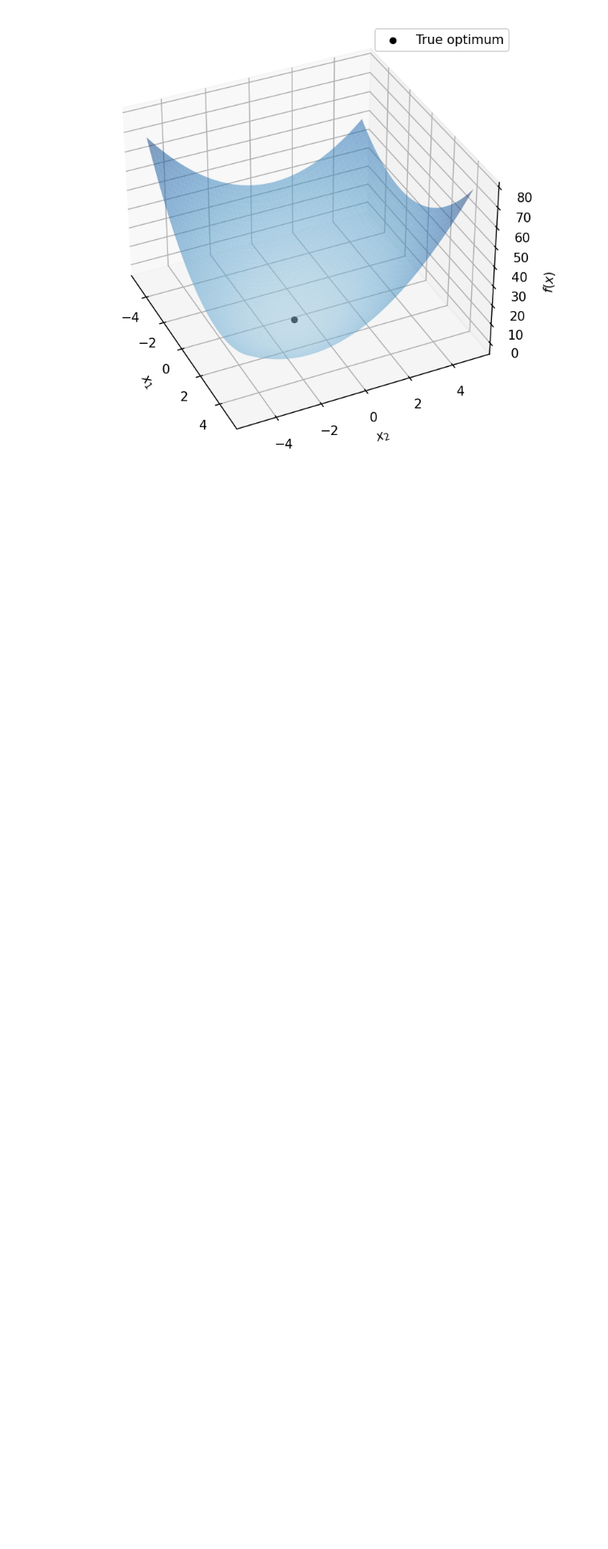
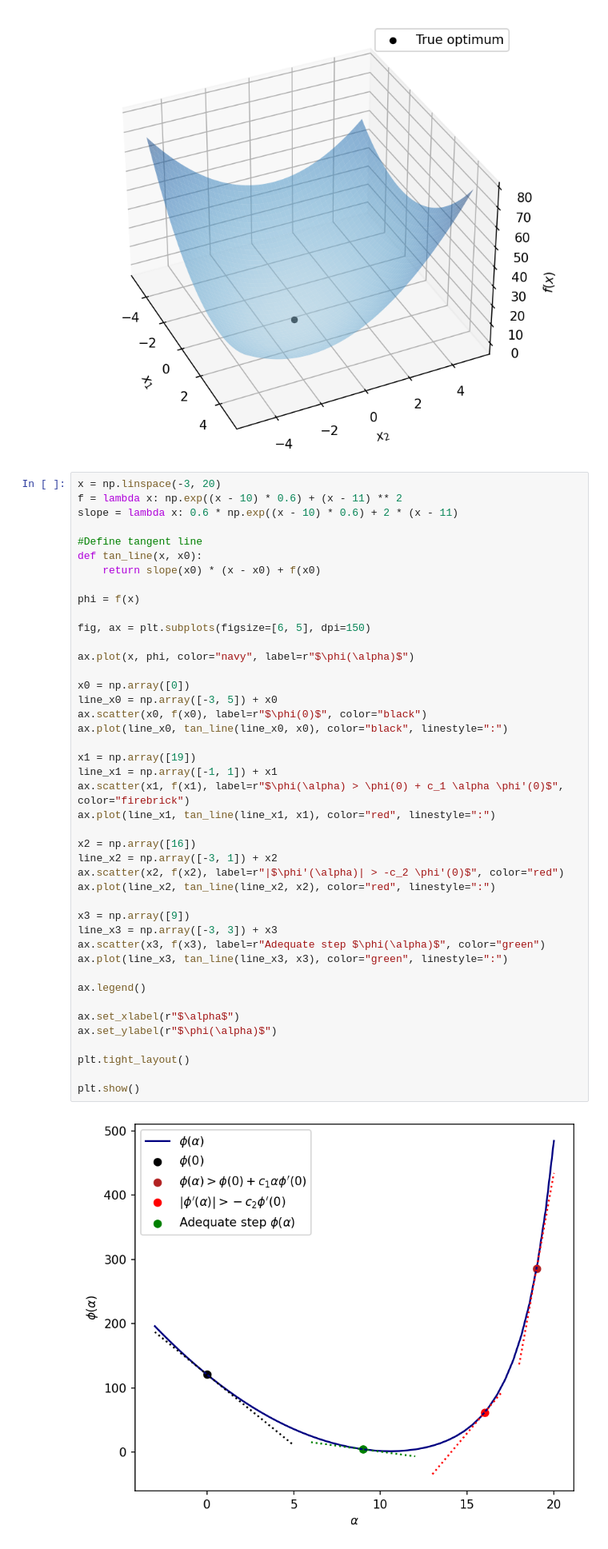
Before and after one commit to mahsanghani/code_abbey, a Jupyter notebook: projects/convex/problems.ipynb, the cells around one changed output. Shown at 80% size. Saved outputs shown, nothing was run; the diff lists cells and outputs as text; blank space fills up the shorter version.

Commit message:
line search

```diff
--- a/projects/convex/problems.ipynb
+++ b/projects/convex/problems.ipynb
@@ -87,3 +87,48 @@ plt.tight_layout()
 plt.show()
 # %% [output]
 [figure]
+# %%
+x = np.linspace(-3, 20)
+f = lambda x: np.exp((x - 10) * 0.6) + (x - 11) ** 2
+slope = lambda x: 0.6 * np.exp((x - 10) * 0.6) + 2 * (x - 11)
+
+#Define tangent line
+def tan_line(x, x0):
+    return slope(x0) * (x - x0) + f(x0)
+
+phi = f(x)
+
+fig, ax = plt.subplots(figsize=[6, 5], dpi=150)
+
+ax.plot(x, phi, color="navy", label=r"$\phi(\alpha)$")
+
+x0 = np.array([0])
+line_x0 = np.array([-3, 5]) + x0
+ax.scatter(x0, f(x0), label=r"$\phi(0)$", color="black")
+ax.plot(line_x0, tan_line(line_x0, x0), color="black", linestyle=":")
+
+x1 = np.array([19])
+line_x1 = np.array([-1, 1]) + x1
+ax.scatter(x1, f(x1), label=r"$\phi(\alpha) > \phi(0) + c_1 \alpha \phi'(0)$", color="firebrick")
+ax.plot(line_x1, tan_line(line_x1, x1), color="red", linestyle=":")
+
+x2 = np.array([16])
+line_x2 = np.array([-3, 1]) + x2
+ax.scatter(x2, f(x2), label=r"|$\phi'(\alpha)| > -c_2 \phi'(0)$", color="red")
+ax.plot(line_x2, tan_line(line_x2, x2), color="red", linestyle=":")
+
+x3 = np.array([9])
+line_x3 = np.array([-3, 3]) + x3
+ax.scatter(x3, f(x3), label=r"Adequate step $\phi(\alpha)$", color="green")
+ax.plot(line_x3, tan_line(line_x3, x3), color="green", linestyle=":")
+
+ax.legend()
+
+ax.set_xlabel(r"$\alpha$")
+ax.set_ylabel(r"$\phi(\alpha)$")
+
+plt.tight_layout()
+
+plt.show()
+# %% [output]
+[figure, added]
```
